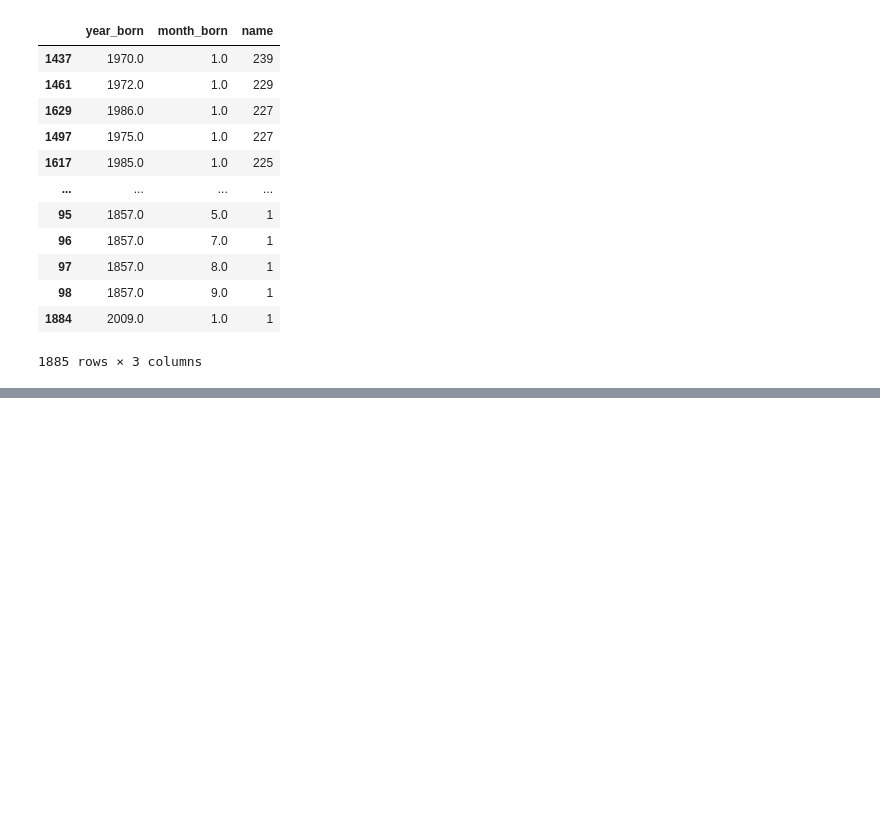
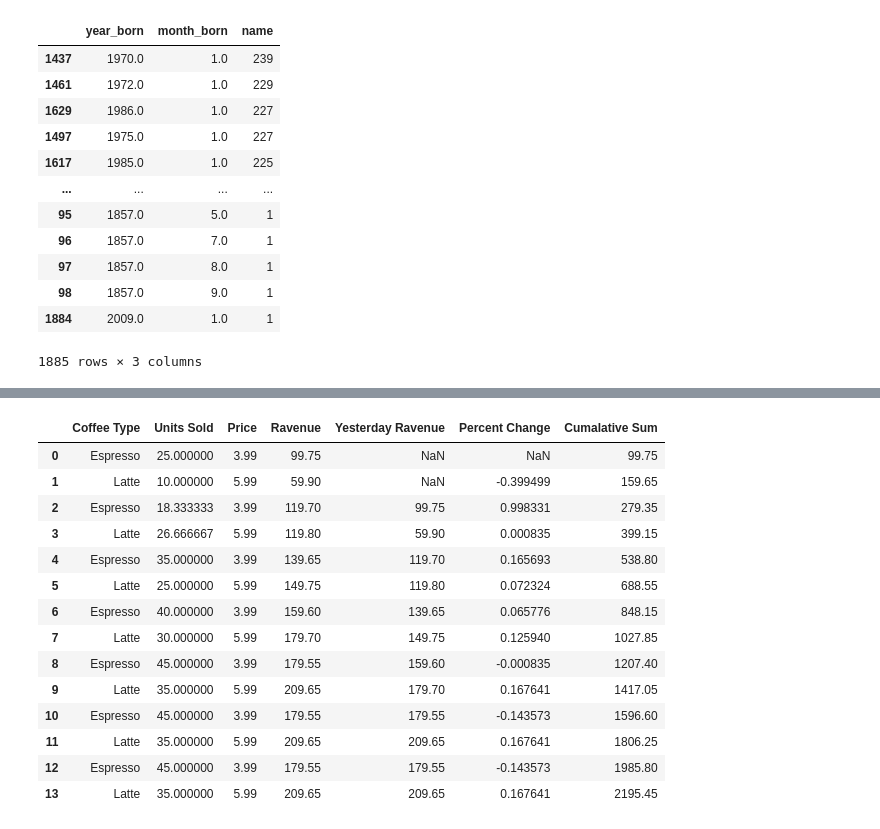
Before and after one commit to Anjasfedo/data-analysis, a Jupyter notebook: Pandas.ipynb, the cells around one changed output, grey strips where cells are left out. Saved outputs shown, nothing was run; the diff lists cells and outputs as text; code cells hidden in the pictures; blank space fills up the shorter version.

```diff
--- a/Pandas.ipynb
+++ b/Pandas.ipynb
@@ -1426,0 +1447,4 @@ bios.groupby([bios['year_born'], bios['month_born']])['name'].count().reset_inde
+# %%
+coffee['Yesterday Ravenue'] = coffee['Ravenue'].shift(2)
+
+coffee
@@ -1426,0 +1467,4 @@ bios.groupby([bios['year_born'], bios['month_born']])['name'].count().reset_inde
+# %%
+coffee['Percent Change'] = coffee['Ravenue'].pct_change()
+
+coffee
@@ -1426,0 +1523,20 @@ bios.groupby([bios['year_born'], bios['month_born']])['name'].count().reset_inde
+# %%
+coffee['Cumalative Sum'] = coffee['Ravenue'].cumsum()
+
+coffee
+# %% [output]
+|  | Coffee Type | Units Sold | Price | Ravenue | Yesterday Ravenue | Percent Change | Cumalative Sum |
+| 0 | Espresso | 25.000000 | 3.99 | 99.75 | NaN | NaN | 99.75 |
+| 1 | Latte | 10.000000 | 5.99 | 59.90 | NaN | -0.399499 | 159.65 |
+| 2 | Espresso | 18.333333 | 3.99 | 119.70 | 99.75 | 0.998331 | 279.35 |
+| 3 | Latte | 26.666667 | 5.99 | 119.80 | 59.90 | 0.000835 | 399.15 |
+| 4 | Espresso | 35.000000 | 3.99 | 139.65 | 119.70 | 0.165693 | 538.80 |
+| 5 | Latte | 25.000000 | 5.99 | 149.75 | 119.80 | 0.072324 | 688.55 |
+| 6 | Espresso | 40.000000 | 3.99 | 159.60 | 139.65 | 0.065776 | 848.15 |
+| 7 | Latte | 30.000000 | 5.99 | 179.70 | 149.75 | 0.125940 | 1027.85 |
+| 8 | Espresso | 45.000000 | 3.99 | 179.55 | 159.60 | -0.000835 | 1207.40 |
+| 9 | Latte | 35.000000 | 5.99 | 209.65 | 179.70 | 0.167641 | 1417.05 |
+| 10 | Espresso | 45.000000 | 3.99 | 179.55 | 179.55 | -0.143573 | 1596.60 |
+| 11 | Latte | 35.000000 | 5.99 | 209.65 | 209.65 | 0.167641 | 1806.25 |
+| 12 | Espresso | 45.000000 | 3.99 | 179.55 | 179.55 | -0.143573 | 1985.80 |
+| 13 | Latte | 35.000000 | 5.99 | 209.65 | 209.65 | 0.167641 | 2195.45 |
```
Also changed, not shown: parts of 8 cells of this notebook.
